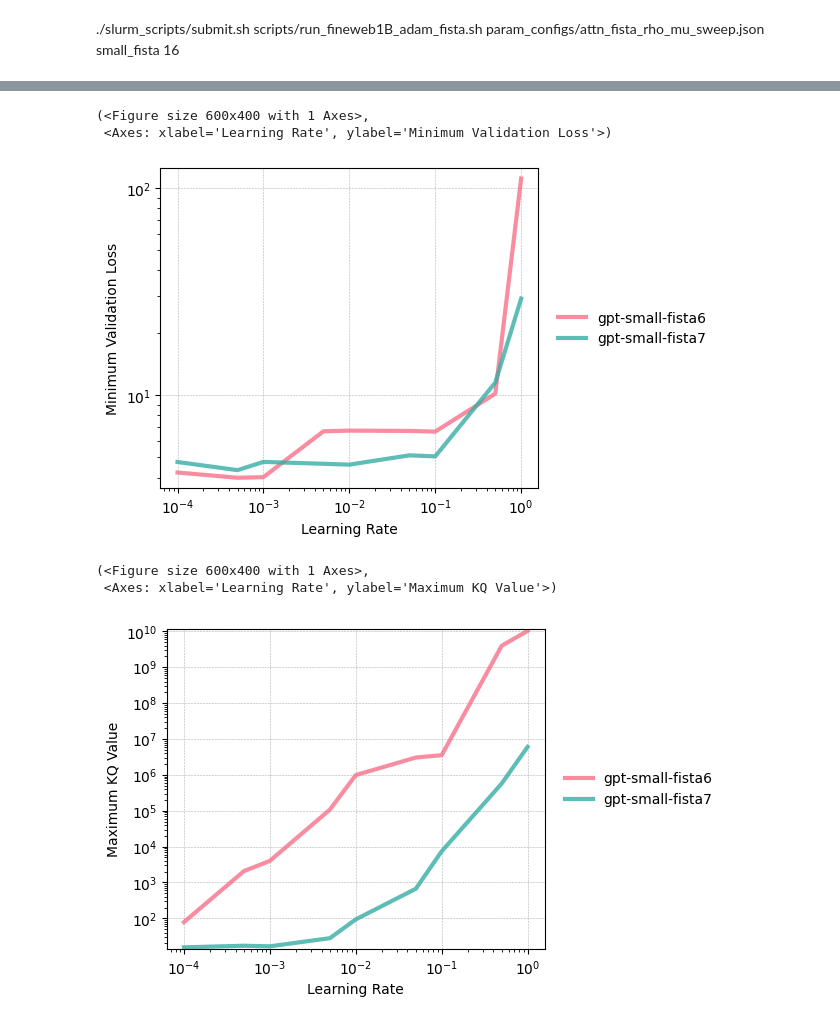
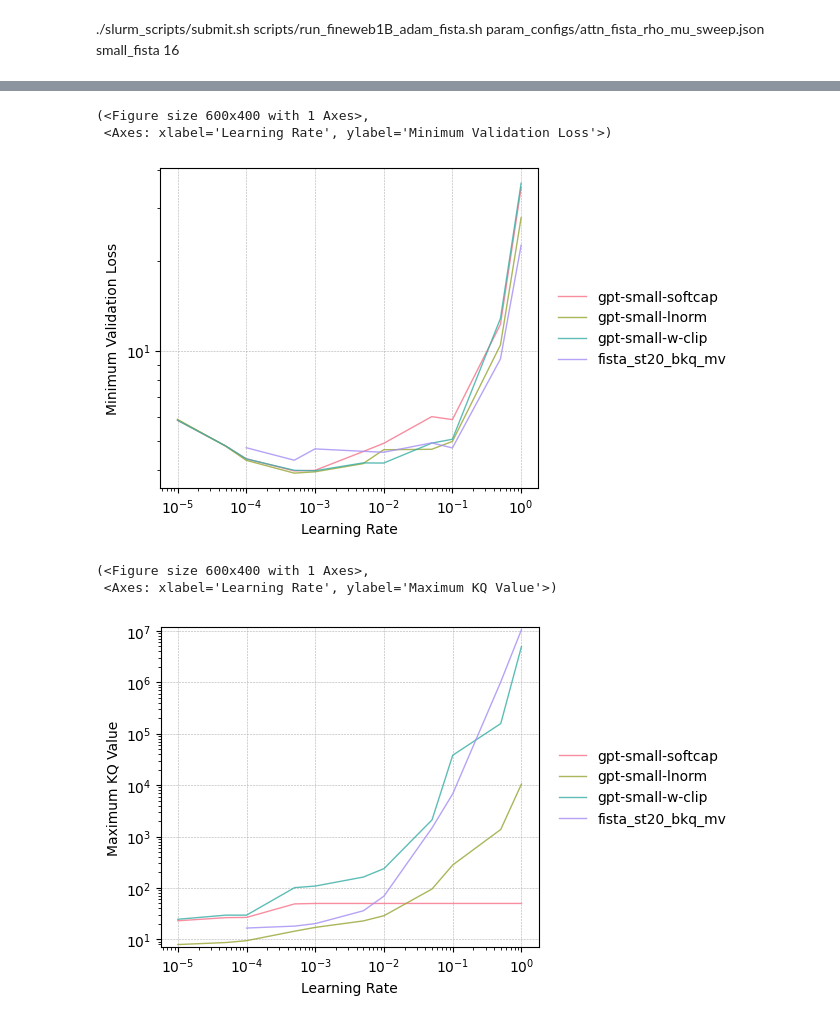
Before and after one commit to gowerrobert/GPT-opt, a Jupyter notebook: sweeps/sweep_lr_baselines.ipynb, the cells around one changed output, grey strips where cells are left out. Drawn from its saved outputs; the diff is of its cells as text; code cells hidden in the pictures.

Commit message:
pdhg vs fista sweep

```diff
--- a/sweeps/sweep_lr_baselines.ipynb
+++ b/sweeps/sweep_lr_baselines.ipynb
@@ -3,9 +3,7 @@
 # %%
 from sweep_utils import *
 # %%
-param_configs = "../param_configs/adamw_kq.json"
+param_configs = "../param_configs/adamw_kq_all_lr.json"
 script_name = "../scripts/run_fineweb1B_adam.sh"
+
 df, _ = load_sweep_jsons(param_configs, script_name)
-
-param_configs = "../param_configs/adamw_kq_lr_larger.json"
-df_larger_lr, _ = load_sweep_jsons(param_configs, script_name)
@@ -68,7 +10,23 @@ len(df)+len(df_fista1)+len(df_fista2)+len(df_fista3)
+# %%
+# d_conf = {model_name: (param_configs, list_scripts)}
+d_conf = {"fista_st100_bv": ("../param_configs/attn_fista_rhomu_best1_lr_sweep.json" ,
+                           "../scripts/run_fineweb1B_adam_fista.sh"),
+          "fista_st50_bv": ("../param_configs/attn_fista_rhomu_best3_lr_sweep.json" ,
+                           "../scripts/run_fineweb1B_adam_fista.sh"),
+          "fista_st20_bv": ("../param_configs/attn_fista_rhomu_best5_lr_sweep.json" ,
+                           "../scripts/run_fineweb1B_adam_fista.sh"),
+          "fista_st20_bv_m": ("../param_configs/attn_fista_rhomu_best6_lr_sweep.json" ,
+                           "../scripts/run_fineweb1B_adam_fista_momentum.sh"),
+          "fista_st20_bkq_m": ("../param_configs/attn_fista_rhomu_best7_lr_sweep.json" ,
+                           "../scripts/run_fineweb1B_adam_fista_momentum.sh"),
+          "fista_st20_bv_mv": ("../param_configs/attn_fista_rhomu_best8_lr_sweep.json" ,
+                           "../scripts/run_fineweb1B_adam_fista_momentum.sh"),
+          "fista_st20_bkq_mv": ("../param_configs/attn_fista_rhomu_best9_lr_sweep.json" ,
+                           "../scripts/run_fineweb1B_adam_fista_momentum.sh"),
+                           }
+
+df_fista, _ = load_sweep_jsons_all(d_conf)
 # %%
-df = pd.concat([df, df_larger_lr,
-                # df_fista1, df_fista2, df_fista3,
-                df_fista4, df_fista5,
-                df_fista6, df_fista7], ignore_index=True)
+df = pd.concat([df, df_fista], ignore_index=True)
 len(df)
 # %% [output]
@@ -116,12 +90,16 @@ plot_lr_sweep_over_models(df, ycol="min_val_loss", ylog=True)
 # %%
-plot_lr_sweep_over_models(df[df["model"].isin(['gpt-small-fista6', 'gpt-small-fista7'])], ycol="min_val_loss", ylog=True)
+plot_lr_sweep_over_models(df[df["model"].isin(['gpt-small-softcap', 'gpt-small-lnorm', 'gpt-small-w-clip',
+                                            #    'gpt-small-default',
+                                               'fista_st20_bkq_mv'])], ycol="min_val_loss", ylog=True, linewidth=1)
 # %% [output]
 (<Figure size 600x400 with 1 Axes>,
  <Axes: xlabel='Learning Rate', ylabel='Minimum Validation Loss'>)
-[figure, old version]
+[figure, new version]
 # %%
-plot_lr_sweep_over_models(df[df["model"].isin(['gpt-small-fista6', 'gpt-small-fista7'])], ycol="kq_max", ylog=True)
+plot_lr_sweep_over_models(df[df["model"].isin(['gpt-small-softcap', 'gpt-small-lnorm', 'gpt-small-w-clip',
+                                            #    'gpt-small-default',
+                                               'fista_st20_bkq_mv'])], ycol="kq_max", ylog=True, linewidth=1)
 # %% [output]
 (<Figure size 600x400 with 1 Axes>,
  <Axes: xlabel='Learning Rate', ylabel='Maximum KQ Value'>)
-[figure, old version]
+[figure, new version]
```
Also changed, not shown: parts of 22 cells of this notebook, 15 other files.
